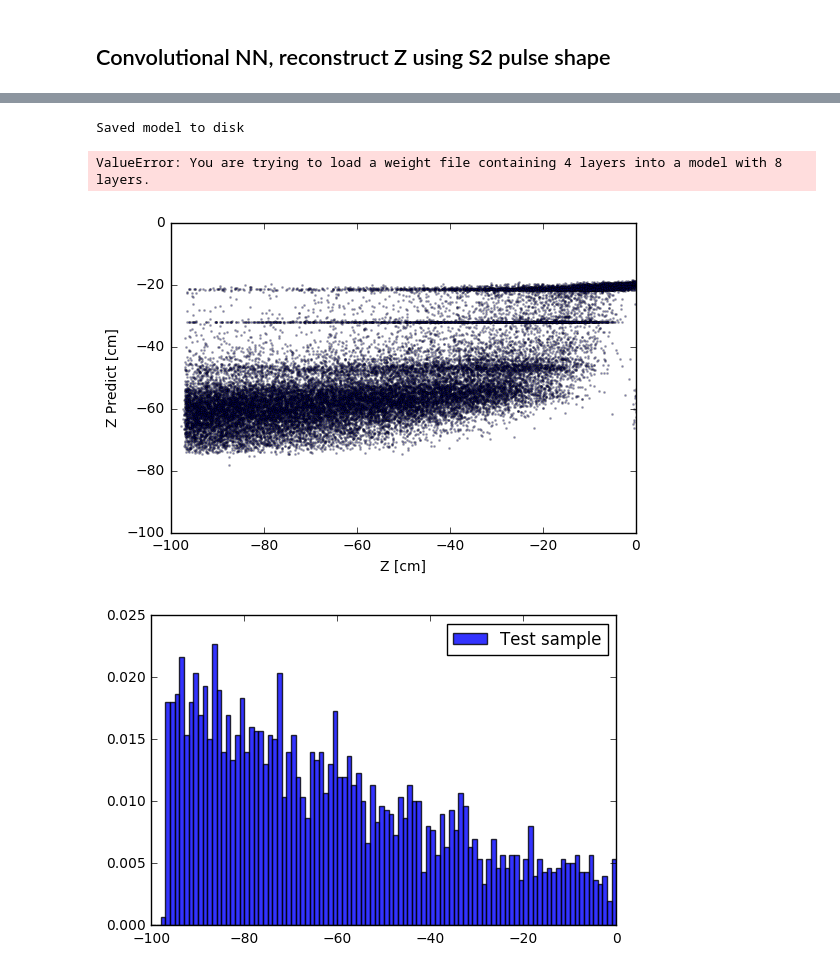
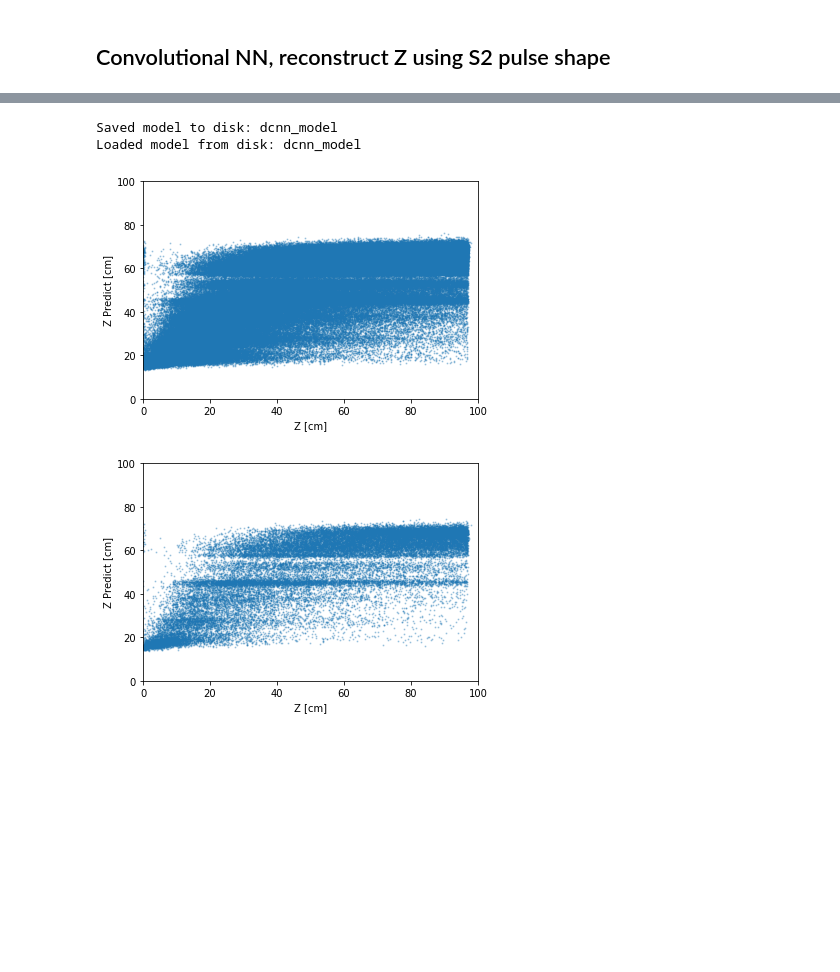
Before and after one commit to weiyuehuan/Tensorflow, a Jupyter notebook: tensorflow_nn_xe1t_posrec.ipynb, the cells around one changed output, grey strips where cells are left out. Drawn from its saved outputs; the diff is of its cells as text; code cells hidden in the pictures; blank space fills up the shorter version.

Commit message:
cnn and trained models

```diff
--- a/tensorflow_nn_xe1t_posrec.ipynb
+++ b/tensorflow_nn_xe1t_posrec.ipynb
@@ -164,0 +171,3 @@ plt.show()
+# %%
+df_s2 = df_s2[df_s2.s2>0]
+df_s2.head(5)
@@ -164,0 +182,4 @@ plt.show()
+# %%
+s2_sum_waveform = df_s2.s2_sum_waveform.values
+target = df_s2['z'].values
+del df_s2
@@ -165,9 +195,5 @@ plt.show()
 # %%
-## Training samples without removing not working PMTs
-s2_sum_waveform = df.s2_sum_waveform.values
-#target = df[['z','truth_s2_n_electron']].values
-target = df['z'].values
-test_size = 30000
+test_size = int(0.9*len(s2_sum_waveform))
 batch_size = 100
 epochs = 10
 remaining_size = len(s2_sum_waveform) - test_size
@@ -261,53 +293,33 @@ Epoch 6/10
-# %%
-# Saving our model to Jason file for later use
-model_json = dcnn_model.to_json()
-with open("dcnn_model.json", "w") as json_file:
-    json_file.write(model_json)
-# serialize weights to HDF5
-model.save_weights("dcnn_model.h5")
-print("Saved model to disk")
-
-# later...
-
-# load json and create model
-json_file = open('dcnn_model.json', 'r')
-loaded_model_json = json_file.read()
-json_file.close()
-loaded_model = model_from_json(loaded_model_json)
-# load weights into new model
-loaded_model.load_weights("dcnn_model.h5")
-print("Loaded model from disk")
-
-# evaluate loaded model on test data
-loaded_model.compile(loss='mean_squared_error', optimizer='adam')
-# %% [output]
-Saved model to disk
-ValueError: You are trying to load a weight file containing 4 layers into a model with 8 layers.
+# %%
+save_model(dcnn_model,'dcnn_model')
+dcnn_model = load_model('dcnn_model')
+# %% [output]
+Saved model to disk: dcnn_model
+Loaded model from disk: dcnn_model
 # %%
 y_pred_te = dcnn_model.predict(x_test)
 y_pred_tr = dcnn_model.predict(x_train)
 # %%
-plt.scatter(y_train, y_pred_tr,alpha=0.3, label='Training sample',s=1)
+plt.scatter(-y_train, -y_pred_tr,alpha=0.3, label='Training sample',s=1)
 #plt.yscale('log')
 plt.xlabel('Z [cm]')
 plt.ylabel('Z Predict [cm]')
 
-plt.xlim(-100,0)
-plt.ylim(-100,0)
+plt.xlim(0,100)
+plt.ylim(0,100)
 
 plt.show()
 # %% [output]
-[figure, old version]
+[figure, new version]
 # %%
-#plt.scatter(y_train[:,1], y_pred_tr[:,1],alpha=0.3, label='Training sample')
-plt.hist(y_train,bins=100,normed=True, range=(-100,0), alpha=0.8, label='Test sample')
+plt.scatter(-y_test, -y_pred_te,alpha=0.3, label='Training sample',s=1)
+#plt.yscale('log')
+plt.xlabel('Z [cm]')
+plt.ylabel('Z Predict [cm]')
 
-plt.legend()
-#plt.yscale('log')
-#plt.xlabel('n_e')
-#plt.ylabel('n_e Predict')
+plt.xlim(0,100)
+plt.ylim(0,100)
 
-#plt.xlim(-10,10)
 plt.show()
 # %% [output]
-[figure, old version]
+[figure, new version]
```
Also changed, not shown: parts of 31 cells of this notebook, 4 other files.
